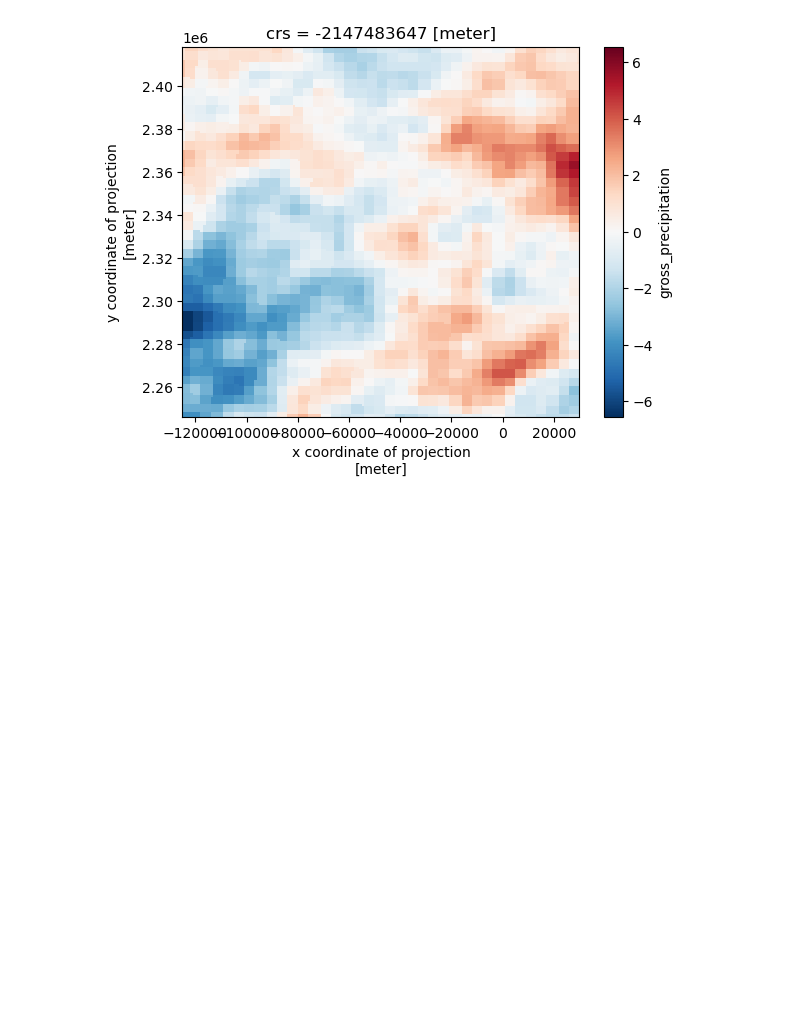
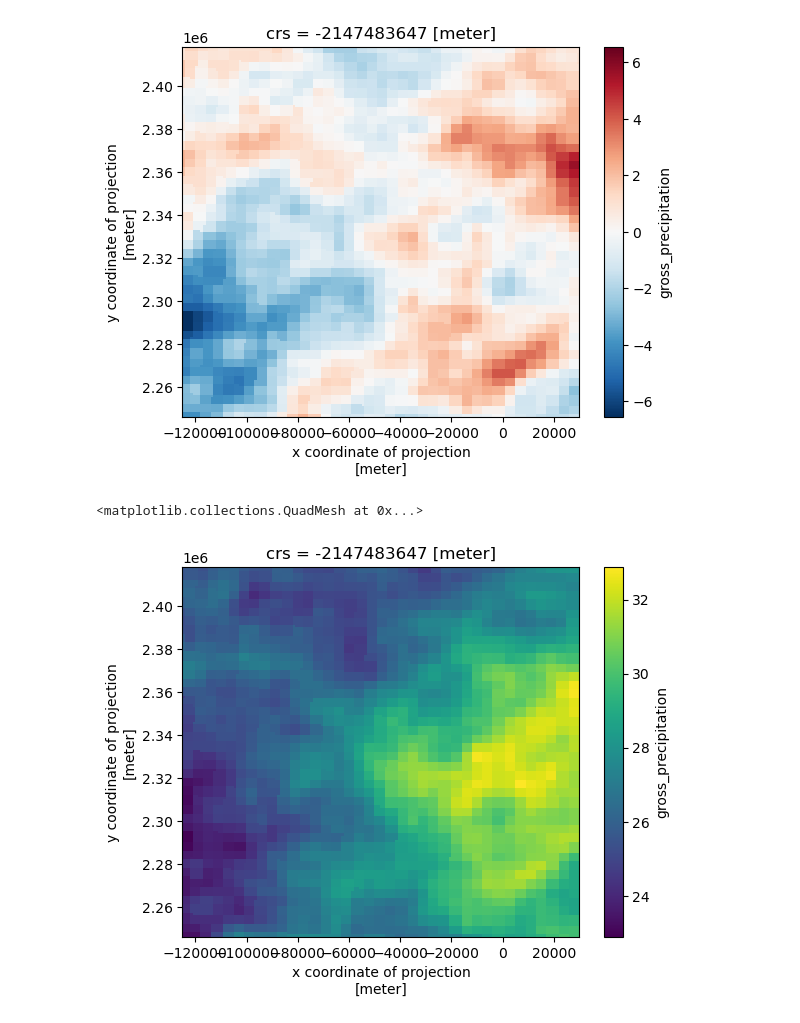
Before and after one commit to smwesten-usgs/swbstats2-tests, a Jupyter notebook: python/test_002___verify_calculation_of_mean_annual_sum_statistics.ipynb, the cells around one changed output. Drawn from its saved outputs; the diff is of its cells as text; code cells hidden in the pictures; blank space fills up the shorter version.

Commit message:
update outcomes for mean annual test notebooks

```diff
--- a/python/test_002___verify_calculation_of_mean_annual_sum_statistics.ipynb
+++ b/python/test_002___verify_calculation_of_mean_annual_sum_statistics.ipynb
@@ -92,3 +95,8 @@ diff_cnrm_bcc.plot()
 # %% [output]
 <matplotlib.collections.QuadMesh at 0x...>
 [figure]
+# %%
+cnrm_mean_annual_sum['gross_precipitation'].plot()
+# %% [output]
+<matplotlib.collections.QuadMesh at 0x...>
+[figure, added]
```
Also changed, not shown: parts of 3 cells of this notebook, 1 other file.
